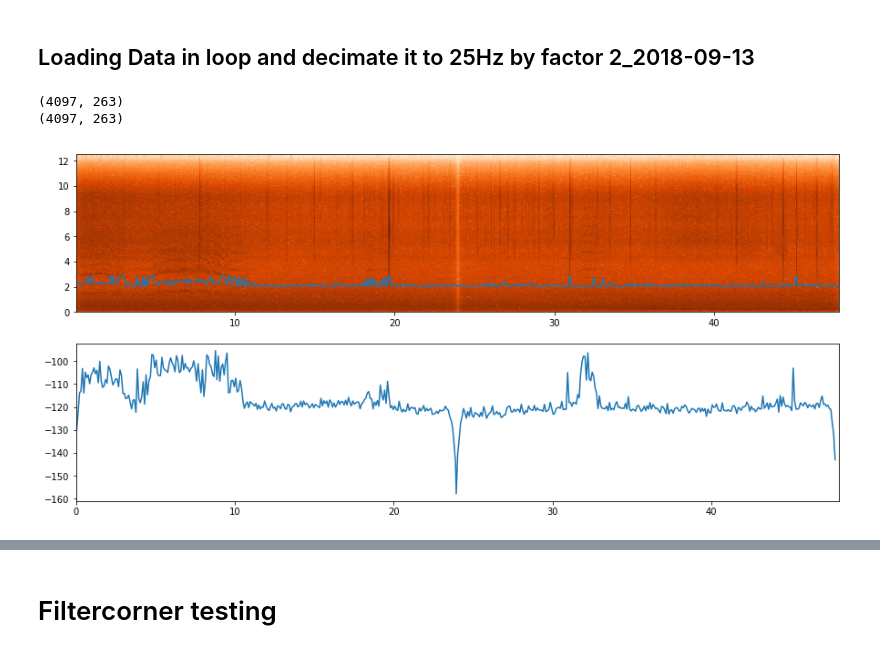
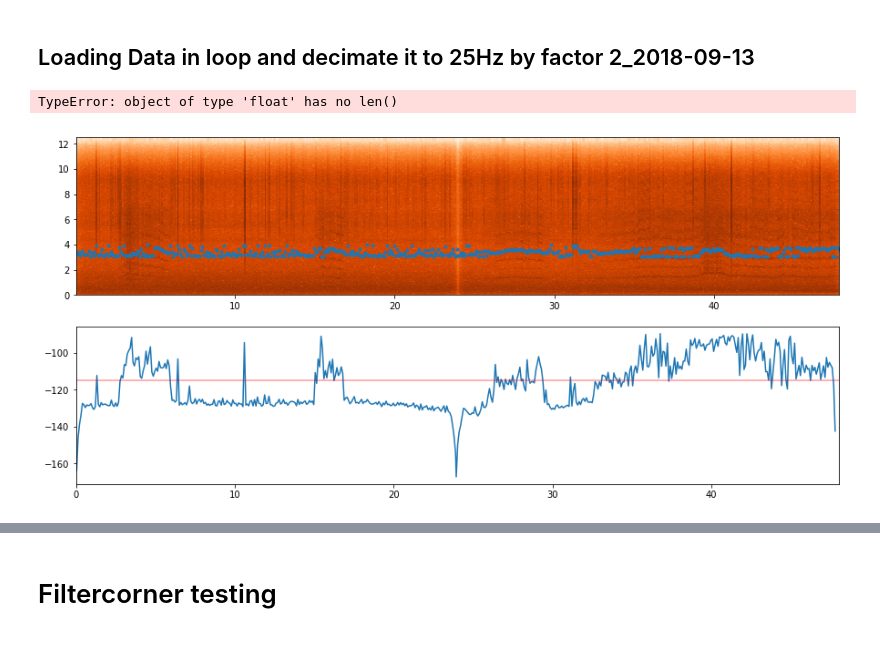
Before and after one commit to DDEssing/thesis_code, a Jupyter notebook: Amplitude_variation.ipynb, the cells around one changed output, grey strips where cells are left out. Saved outputs shown, nothing was run; the diff lists cells and outputs as text; code cells hidden in the pictures.

```diff
--- a/Amplitude_variation.ipynb
+++ b/Amplitude_variation.ipynb
@@ -123,14 +126,14 @@ print(((str(st[0].stats.station), st[0].stats.channel,st[0].stats.starttime)))
 station = 'KNR01'
 component = 'BHZ'
 year = 2016
-#start_day = 321
+start_day = 315
 
 
 #start_day = str(day)
 
 year = str(year)
 
-number_of_days = 2
+number_of_days = 1
 
 
 
@@ -151,7 +154,7 @@ for i in range(number_of_days):
     start_day = str(int(start_day)+1)
     #print(start_day)
     ## Depends on workstation
-    st_BHZ = read('../../TEST_DATA/DATA/' + station + '/' + component + '.D/1B.' + station + '..' + component + '.D.' + year + '.' + start_day)
+    st_BHZ = read('../../2016/1B/' + station + '/' + component + '.D/1B.' + station + '..' + component + '.D.' + year + '.' + start_day)
     #st_BHZ = read('/data/cen/u254/Essing/AWI/KNIPA_NEW/' + year + '/1B/' + station + '/' + component + '.D/1B.' + station + '..' + component + '.D.' + year + '.' + start_day)
     parser01_BHZ = Parser('../../TEST_DATA/Resp/RESP.1B.' + station + '..' + component)
     #parser01_BHZ = Parser('/data/cen/u254/Essing/AWI/CAL/RESP.1B.' + station + '..' + component)
@@ -168,11 +171,12 @@ for i in range(number_of_days):
     wlen = float(fs*10)
     nfft = int(_nearest_pow_2(wlen * fs))
     nlap = int(nfft * float(per_lap))
-    specgram_BHZ, freq, time = mlab.specgram(data_BHZ, Fs=fs, NFFT=nfft, noverlap=0)
-    print(np.shape(specgram_BHZ))
+    # hanning window is set to default in mlab.specgram
+    specgram_BHZ, freq, time = mlab.specgram(data_BHZ, Fs=fs, window=win, NFFT=nfft, noverlap=0)
+    #print(np.shape(specgram_BHZ))
     specgram_BHZ_masekd = ma.array(specgram_BHZ)
-    specgram_BHZ_masekd[0:660,:] = ma.masked
-    specgram_BHZ_masekd[950:np.shape(specgram_BHZ)[0],:] = ma.masked
+    specgram_BHZ_masekd[0:1000,:] = ma.masked
+    specgram_BHZ_masekd[1300:np.shape(specgram_BHZ)[0],:] = ma.masked
 
     threshold = np.amax(specgram_BHZ_masekd)*decimate_factor
     max_array_Z_masked, amp_values,frequency_indices, frequency_values = sorting_out_peaks(input_data=specgram_BHZ_masekd, freq_vec=freq, maxima=maxima, distance = distance, threshold = threshold, freq_minimal_value = freq_minimal_value)
@@ -203,5 +207,4 @@ for i in range(number_of_days):
     all_days_amp_values[i,:] = amp_values
     all_days_freq_values[i,:] = frequency_values
 # %% [output]
-(4097, 263)
-(4097, 263)
+TypeError: object of type 'float' has no len()
@@ -212,13 +217,14 @@ all_days_freq_values = all_days_freq_values.flatten()
 # %%
 fig, axs = plt.subplots(nrows=2, ncols=1, figsize=(15,7))
 axs = axs.flatten()
 axs[0].pcolormesh(time_stack/3600,freq,10*np.log10(specgram_merged))
-axs[0].plot(time_stack/3600, all_days_freq_values)
+axs[0].plot(time_stack/3600, all_days_freq_values,'.')
 axs[1].plot(time_stack/3600, 10 * np.log10(all_days_amp_values))
+axs[1].axhline(-115, color='red', alpha=.4)
 axs[1].set_xlim(0,48)
 plt.show()
 # %% [output]
-[figure, old version]
+[figure, new version]
 # %%
 print(np.shape(time_stack))
 # %%
```
Also changed, not shown: parts of 18 cells of this notebook.
